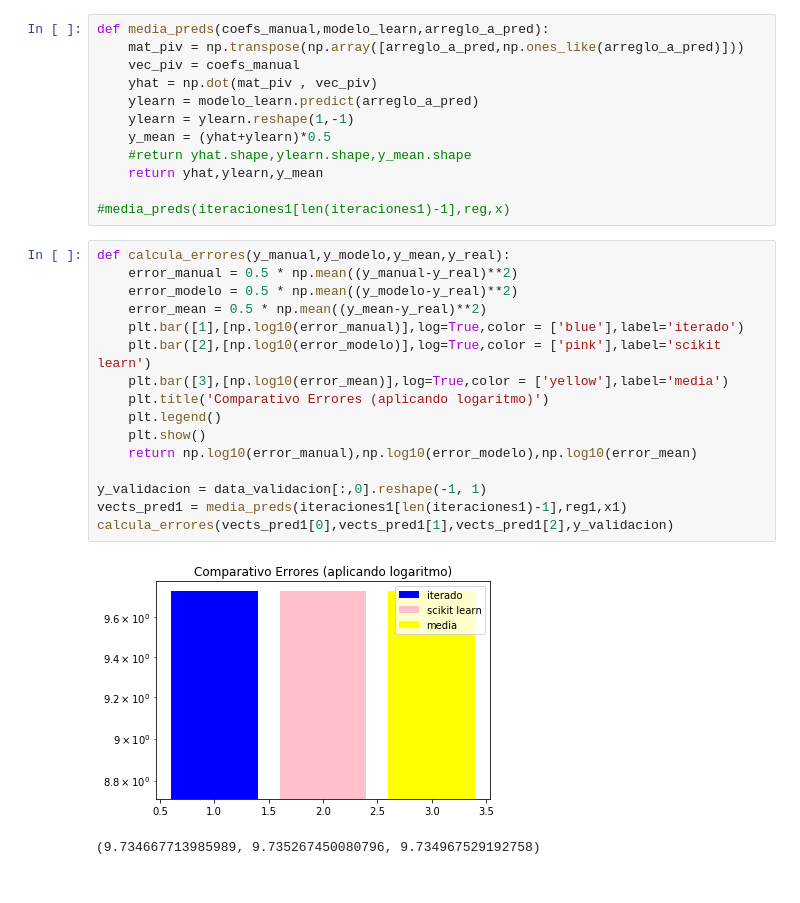
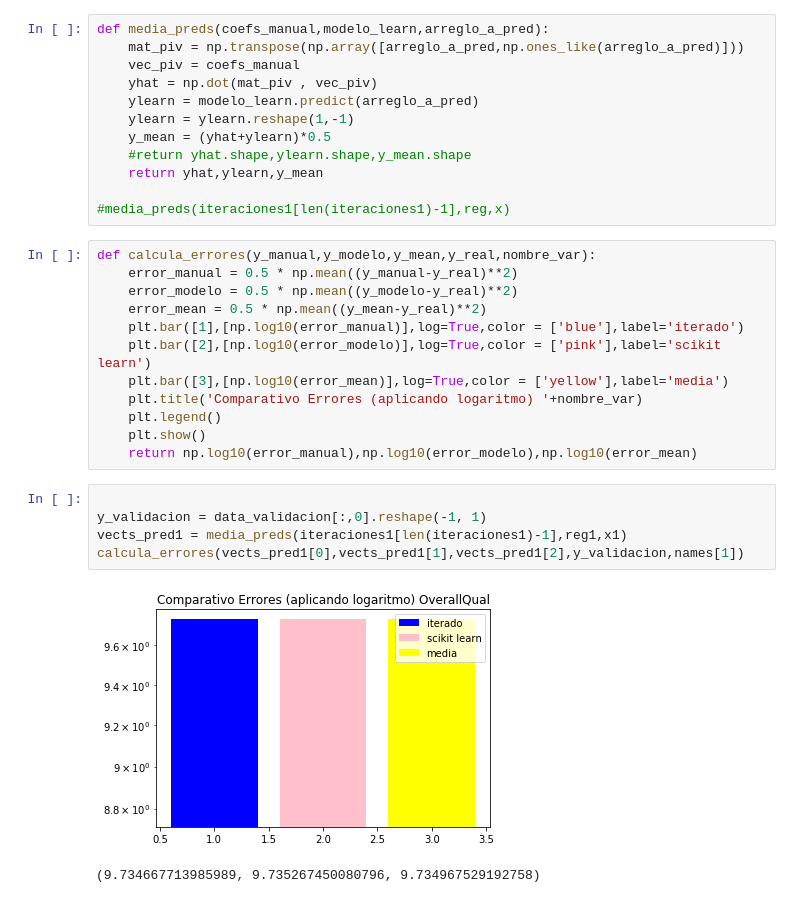
Before and after one commit to Josealigo/Proyecto1_CDP, a Jupyter notebook: Proyecto1-Jose_Ligorria.ipynb, the cells around one changed output. Saved outputs shown, nothing was run; the diff lists cells and outputs as text.

```diff
--- a/Proyecto1-Jose_Ligorria.ipynb
+++ b/Proyecto1-Jose_Ligorria.ipynb
@@ -211,24 +215,25 @@ def media_preds(coefs_manual,modelo_learn,arreglo_a_pred):
 
 #media_preds(iteraciones1[len(iteraciones1)-1],reg,x)
 # %%
-def calcula_errores(y_manual,y_modelo,y_mean,y_real):
+def calcula_errores(y_manual,y_modelo,y_mean,y_real,nombre_var):
     error_manual = 0.5 * np.mean((y_manual-y_real)**2)
     error_modelo = 0.5 * np.mean((y_modelo-y_real)**2)
     error_mean = 0.5 * np.mean((y_mean-y_real)**2)
     plt.bar([1],[np.log10(error_manual)],log=True,color = ['blue'],label='iterado')
     plt.bar([2],[np.log10(error_modelo)],log=True,color = ['pink'],label='scikit learn')
     plt.bar([3],[np.log10(error_mean)],log=True,color = ['yellow'],label='media')
-    plt.title('Comparativo Errores (aplicando logaritmo)')
+    plt.title('Comparativo Errores (aplicando logaritmo) '+nombre_var)
     plt.legend()
     plt.show()
     return np.log10(error_manual),np.log10(error_modelo),np.log10(error_mean)
-
-y_validacion = data_validacion[:,0].reshape(-1, 1)
-vects_pred1 = media_preds(iteraciones1[len(iteraciones1)-1],reg1,x1)
-calcula_errores(vects_pred1[0],vects_pred1[1],vects_pred1[2],y_validacion)
-# %% [output]
-[figure, removed]
-(9.734667713985989, 9.735267450080796, 9.734967529192758)
+# %%
+
+y_validacion = data_validacion[:,0].reshape(-1, 1)
+vects_pred1 = media_preds(iteraciones1[len(iteraciones1)-1],reg1,x1)
+calcula_errores(vects_pred1[0],vects_pred1[1],vects_pred1[2],y_validacion,names[1])
+# %% [output]
+[figure, added]
+(9.734667713985989, 9.735267450080796, 9.734967529192758)
 # %%
 X =data_entrenamiento[:,2].copy()
 X = X.reshape(-1,1)
```
Also changed, not shown: parts of 3 cells of this notebook.
